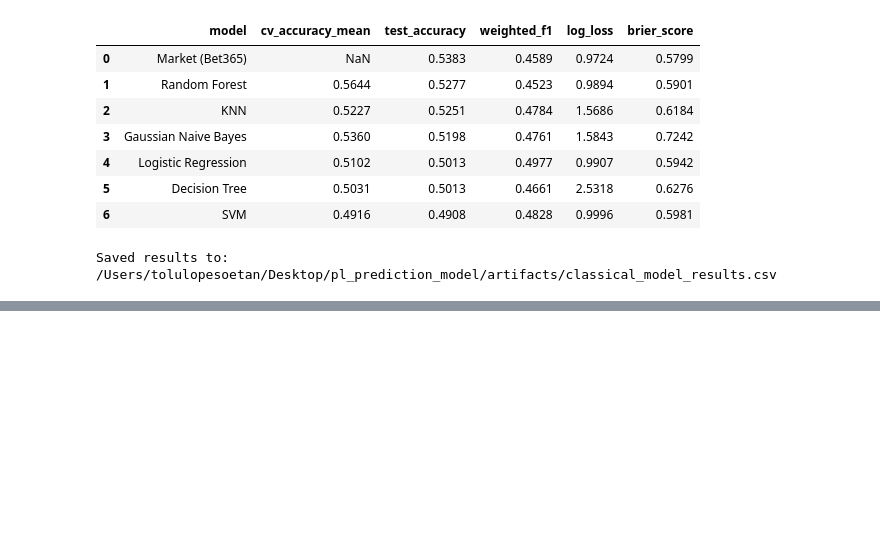
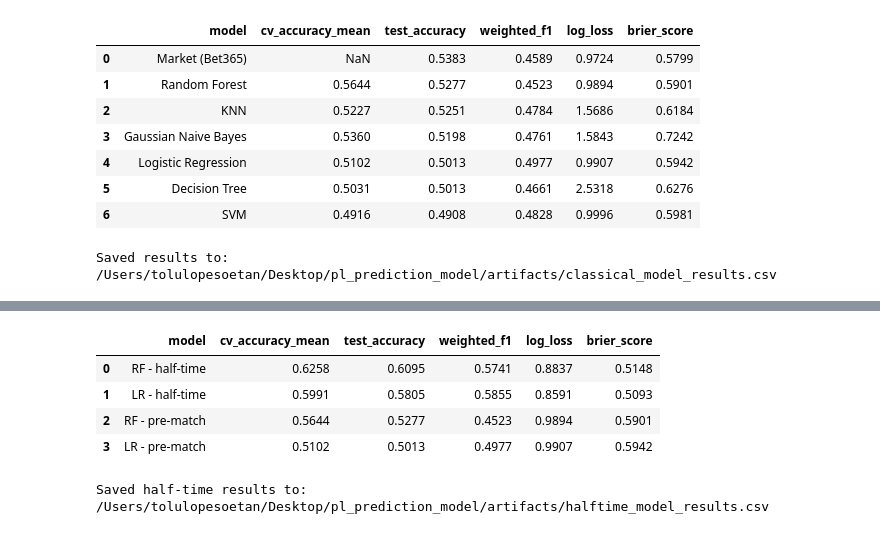
Before and after one commit to tolulopesoetan/pl_prediction_model, a Jupyter notebook: notebooks/02_model_training.ipynb, the cells around one changed output, grey strips where cells are left out. Saved outputs shown, nothing was run; the diff lists cells and outputs as text; code cells hidden in the pictures; blank space fills up the shorter version.

```diff
--- a/notebooks/02_model_training.ipynb
+++ b/notebooks/02_model_training.ipynb
@@ -259,0 +344,72 @@ Saved results to: /Users/tolulopesoetan/Desktop/pl_prediction_model/artifacts/cl
+# %%
+ht_results = []
+
+ht_results.append(
+    evaluate_model(
+        name="LR - pre-match",
+        model=comparison_models["LR - pre-match"],
+        X_train=X_train,
+        y_train=y_train,
+        X_test=X_test,
+        y_test=y_test,
+        label_encoder=label_encoder,
+        cv=cv,
+    )
+)
+
+ht_results.append(
+    evaluate_model(
+        name="LR - half-time",
+        model=comparison_models["LR - half-time"],
+        X_train=X_train_ht,
+        y_train=y_train_ht,
+        X_test=X_test_ht,
+        y_test=y_test_ht,
+        label_encoder=label_encoder,
+        cv=cv,
+    )
+)
+
+ht_results.append(
+    evaluate_model(
+        name="RF - pre-match",
+        model=comparison_models["RF - pre-match"],
+        X_train=X_train,
+        y_train=y_train,
+        X_test=X_test,
+        y_test=y_test,
+        label_encoder=label_encoder,
+        cv=cv,
+    )
+)
+
+ht_results.append(
+    evaluate_model(
+        name="RF - half-time",
+        model=comparison_models["RF - half-time"],
+        X_train=X_train_ht,
+        y_train=y_train_ht,
+        X_test=X_test_ht,
+        y_test=y_test_ht,
+        label_encoder=label_encoder,
+        cv=cv,
+    )
+)
+
+ht_df = pd.DataFrame(ht_results).sort_values("test_accuracy", ascending=False).reset_index(drop=True)
+ht_df.round(4)
+# %% [output]
+|  | model | cv_accuracy_mean | test_accuracy | weighted_f1 | log_loss | brier_score |
+| 0 | RF - half-time | 0.6258 | 0.6095 | 0.5741 | 0.8837 | 0.5148 |
+| 1 | LR - half-time | 0.5991 | 0.5805 | 0.5855 | 0.8591 | 0.5093 |
+| 2 | RF - pre-match | 0.5644 | 0.5277 | 0.4523 | 0.9894 | 0.5901 |
+| 3 | LR - pre-match | 0.5102 | 0.5013 | 0.4977 | 0.9907 | 0.5942 |
+# %%
+# save half-time comparison results
+
+ht_output_path = ARTIFACTS_DIR / "halftime_model_results.csv"
+ht_df.to_csv(ht_output_path, index=False)
+
+print(f"Saved half-time results to: {ht_output_path}")
+# %% [output]
+Saved half-time results to: /Users/tolulopesoetan/Desktop/pl_prediction_model/artifacts/halftime_model_results.csv
```
Also changed, not shown: parts of 10 cells of this notebook, 2 other files.
